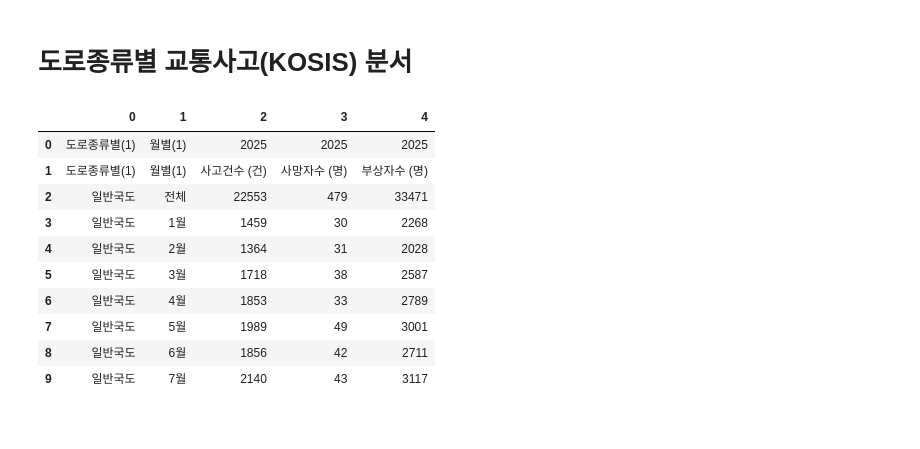
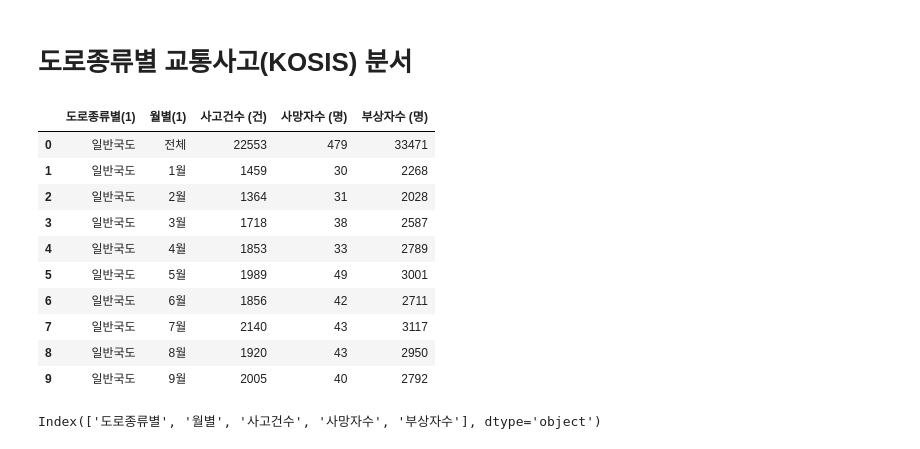
Before and after one commit to thihaoov/Korea-traffic-accident-analysis, a Jupyter notebook: notebooks/02_Accidents_by_Road_Type.ipynb, the cells around one changed output. Cells and saved outputs as stored; diff of their text form; code cells hidden in the pictures.

Commit message:
Creating 2nd notebook and change file names

```diff
--- a/notebooks/02_Accidents_by_Road_Type.ipynb
+++ b/notebooks/02_Accidents_by_Road_Type.ipynb
@@ -3,17 +3,24 @@
 # %%
 import pandas as pd
 
-df = pd.read_csv('../data/도로종류별 교통사고(KOSIS).csv', header=None)
+df = pd.read_csv('../data/도로종류별_교통사고-2025_KOSIS.csv', header=1)
 df.head(10)
 # %% [output]
-|  | 0 | 1 | 2 | 3 | 4 |
-| 0 | 도로종류별(1) | 월별(1) | 2025 | 2025 | 2025 |
-| 1 | 도로종류별(1) | 월별(1) | 사고건수 (건) | 사망자수 (명) | 부상자수 (명) |
-| 2 | 일반국도 | 전체 | 22553 | 479 | 33471 |
-| 3 | 일반국도 | 1월 | 1459 | 30 | 2268 |
-| 4 | 일반국도 | 2월 | 1364 | 31 | 2028 |
-| 5 | 일반국도 | 3월 | 1718 | 38 | 2587 |
-| 6 | 일반국도 | 4월 | 1853 | 33 | 2789 |
-| 7 | 일반국도 | 5월 | 1989 | 49 | 3001 |
-| 8 | 일반국도 | 6월 | 1856 | 42 | 2711 |
-| 9 | 일반국도 | 7월 | 2140 | 43 | 3117 |
+|  | 도로종류별(1) | 월별(1) | 사고건수 (건) | 사망자수 (명) | 부상자수 (명) |
+| 0 | 일반국도 | 전체 | 22553 | 479 | 33471 |
+| 1 | 일반국도 | 1월 | 1459 | 30 | 2268 |
+| 2 | 일반국도 | 2월 | 1364 | 31 | 2028 |
+| 3 | 일반국도 | 3월 | 1718 | 38 | 2587 |
+| 4 | 일반국도 | 4월 | 1853 | 33 | 2789 |
+| 5 | 일반국도 | 5월 | 1989 | 49 | 3001 |
+| 6 | 일반국도 | 6월 | 1856 | 42 | 2711 |
+| 7 | 일반국도 | 7월 | 2140 | 43 | 3117 |
+| 8 | 일반국도 | 8월 | 1920 | 43 | 2950 |
+| 9 | 일반국도 | 9월 | 2005 | 40 | 2792 |
+# %%
+# Rename columns to more descriptive names
+df.columns = ['도로종류별', '월별', '사고건수', '사망자수', '부상자수']
+
+print(df.columns)
+# %% [output]
+Index(['도로종류별', '월별', '사고건수', '사망자수', '부상자수'], dtype='object')
```
Also changed, not shown: parts of 8 cells of this notebook, 1 other file.
